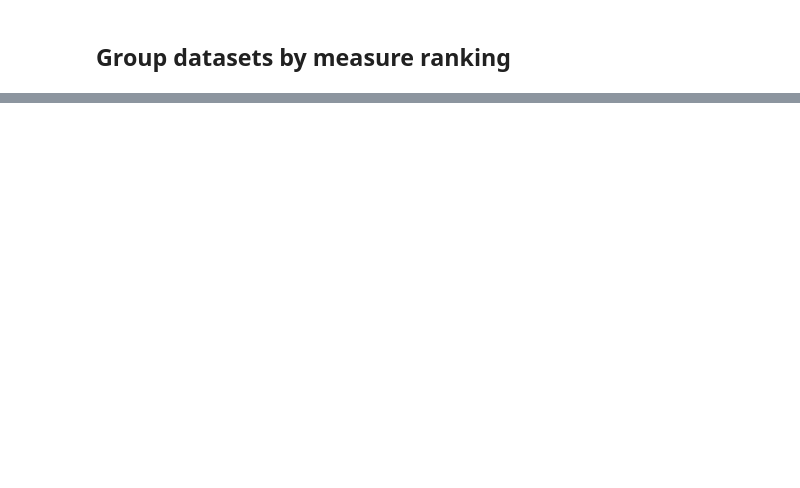
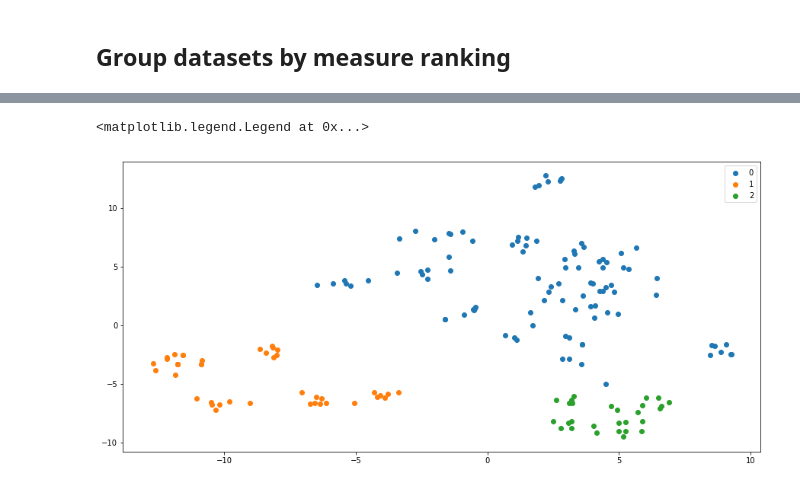
Before and after one commit to vlivashkin/pygkernels-experiments, a Jupyter notebook: experiments/init/analyze_results_datasets.ipynb, the cells around one changed output, grey strips where cells are left out. Cells and saved outputs as stored; diff of their text form; code cells hidden in the pictures; blank space fills up the shorter version.

```diff
--- a/experiments/init/analyze_results_datasets.ipynb
+++ b/experiments/init/analyze_results_datasets.ipynb
@@ -268,13 +305,16 @@ plt.legend()
 # %%
 plt.subplots(1, figsize=(15, 7))
 for class_idx in range(n_clusters):
-    datasets = datasets_partition[class_idx]
+    datasetss = datasets_partition[class_idx]
     embedding_filtered = []
-    for dataset in datasets:
+    for dataset in datasetss:
         embedding_filtered.extend(dataset_embedding[dataset])
     embedding_filtered = np.array(embedding_filtered)
     plt.scatter(embedding_filtered[:, 0], embedding_filtered[:, 1], label=class_idx)
 plt.legend()
+# %% [output]
+<matplotlib.legend.Legend at 0x...>
+[figure, added]
 # %%
 for group_idx, datasets_group in enumerate(datasets_partition):
     results_filtered = {k: v for k, v in results.items() if k[0] in datasets_group}
```
Also changed, not shown: parts of 9 cells of this notebook, 5 other files.
